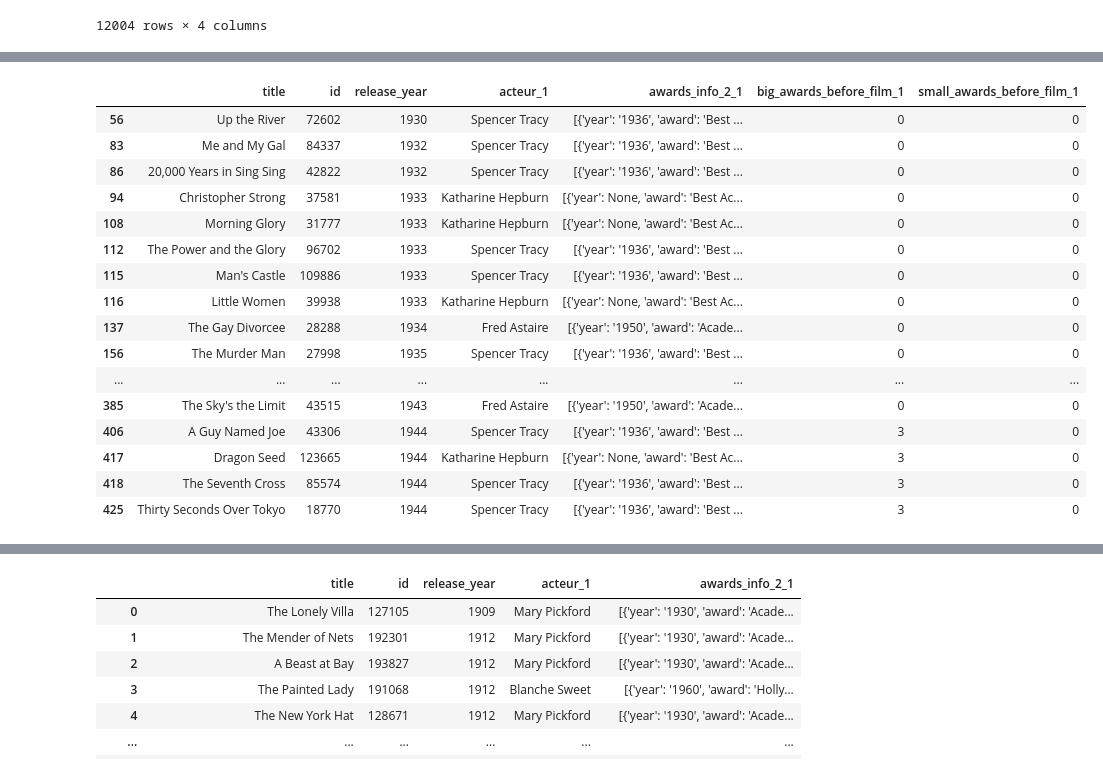
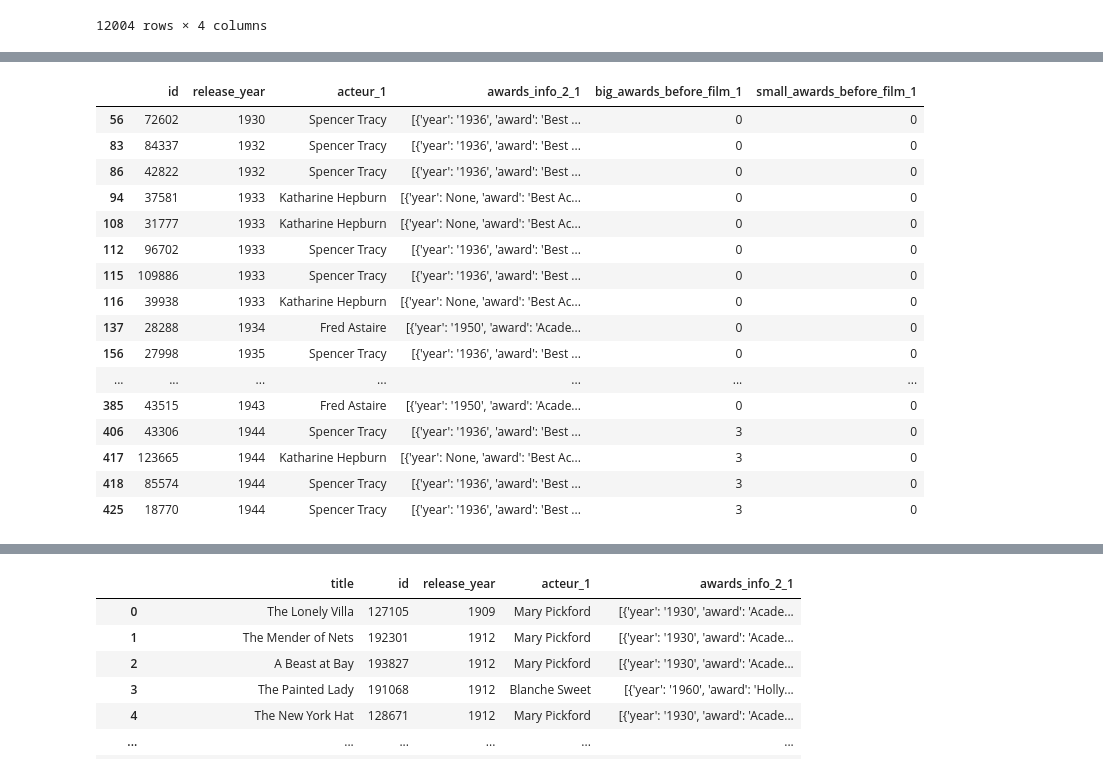
Before and after one commit to mlepennec-ensae/formation_cepe, a Jupyter notebook: Projet/donnees_projet.ipynb, the cells around one changed output, grey strips where cells are left out. Cells and saved outputs as stored; diff of their text form; code cells hidden in the pictures.

Commit message:
retraitement acteurs 6

```diff
--- a/Projet/donnees_projet.ipynb
+++ b/Projet/donnees_projet.ipynb
@@ -861,13 +861,13 @@ df_selected_1
 | 12003 | 341689 | 2017 | Elle Fanning | [Page des awards, {'year': '2015'... |
 12004 rows × 4 columns
 # %%
-df_selected_1_big_actors = df_selected_1_big_actors[df_selected_1_big_actors['awards_info_2_1'].apply(lambda x: len(x) > 0 and x[0]== 'Page des awards')]
-df_selected_2_big_actors = df_selected_2_big_actors[df_selected_2_big_actors['awards_info_2_2'].apply(lambda x: len(x) > 0 and x[0]== 'Page des awards')]
-df_selected_3_big_actors = df_selected_3_big_actors[df_selected_3_big_actors['awards_info_2_3'].apply(lambda x: len(x) > 0 and x[0]== 'Page des awards')]
-df_selected_4_big_actors = df_selected_4_big_actors[df_selected_4_big_actors['awards_info_2_4'].apply(lambda x: len(x) > 0 and x[0]== 'Page des awards')]
-df_selected_5_big_actors = df_selected_5_big_actors[df_selected_5_big_actors['awards_info_2_5'].apply(lambda x: len(x) > 0 and x[0]== 'Page des awards')]
-df_selected_6_big_actors = df_selected_6_big_actors[df_selected_6_big_actors['awards_info_2_6'].apply(lambda x: len(x) > 0 and x[0]== 'Page des awards')]
-df_selected_7_big_actors = df_selected_7_big_actors[df_selected_7_big_actors['awards_info_2_7'].apply(lambda x: len(x) > 0 and x[0]== 'Page des awards')]
-df_selected_8_big_actors = df_selected_8_big_actors[df_selected_8_big_actors['awards_info_2_8'].apply(lambda x: len(x) > 0 and x[0]== 'Page des awards')]
-df_selected_9_big_actors = df_selected_9_big_actors[df_selected_9_big_actors['awards_info_2_9'].apply(lambda x: len(x) > 0 and x[0]== 'Page des awards')]
-df_selected_10_big_actors = df_selected_10_big_actors[df_selected_10_big_actors['awards_info_2_10'].apply(lambda x: len(x) > 0 and x[0]== 'Page des awards')]
+df_selected_1_big_actors = df_selected_1[df_selected_1['awards_info_2_1'].apply(lambda x: len(x) > 0 and x[0]== 'Page des awards')]
+df_selected_2_big_actors = df_selected_2[df_selected_2['awards_info_2_2'].apply(lambda x: len(x) > 0 and x[0]== 'Page des awards')]
+df_selected_3_big_actors = df_selected_3[df_selected_3['awards_info_2_3'].apply(lambda x: len(x) > 0 and x[0]== 'Page des awards')]
+df_selected_4_big_actors = df_selected_4[df_selected_4['awards_info_2_4'].apply(lambda x: len(x) > 0 and x[0]== 'Page des awards')]
+df_selected_5_big_actors = df_selected_5[df_selected_5['awards_info_2_5'].apply(lambda x: len(x) > 0 and x[0]== 'Page des awards')]
+df_selected_6_big_actors = df_selected_6[df_selected_6['awards_info_2_6'].apply(lambda x: len(x) > 0 and x[0]== 'Page des awards')]
+df_selected_7_big_actors = df_selected_7[df_selected_7['awards_info_2_7'].apply(lambda x: len(x) > 0 and x[0]== 'Page des awards')]
+df_selected_8_big_actors = df_selected_8[df_selected_8['awards_info_2_8'].apply(lambda x: len(x) > 0 and x[0]== 'Page des awards')]
+df_selected_9_big_actors = df_selected_9[df_selected_9['awards_info_2_9'].apply(lambda x: len(x) > 0 and x[0]== 'Page des awards')]
+df_selected_10_big_actors = df_selected_10[df_selected_10['awards_info_2_10'].apply(lambda x: len(x) > 0 and x[0]== 'Page des awards')]
@@ -909,0 +874,11 @@ See the caveats in the documentation: https://pandas.pydata.org/pandas-docs/stab
+# %%
+df_selected_1_big_actors['awards_info_2_1'] = df_selected_1_big_actors['awards_info_2_1'].apply(lambda x: x[1:] if len(x) > 1 else [])
+df_selected_2_big_actors['awards_info_2_2'] = df_selected_2_big_actors['awards_info_2_2'].apply(lambda x: x[1:] if len(x) > 1 else [])
+df_selected_3_big_actors['awards_info_2_3'] = df_selected_3_big_actors['awards_info_2_3'].apply(lambda x: x[1:] if len(x) > 1 else [])
+df_selected_4_big_actors['awards_info_2_4'] = df_selected_4_big_actors['awards_info_2_4'].apply(lambda x: x[1:] if len(x) > 1 else [])
+df_selected_5_big_actors['awards_info_2_5'] = df_selected_5_big_actors['awards_info_2_5'].apply(lambda x: x[1:] if len(x) > 1 else [])
+df_selected_6_big_actors['awards_info_2_6'] = df_selected_6_big_actors['awards_info_2_6'].apply(lambda x: x[1:] if len(x) > 1 else [])
+df_selected_7_big_actors['awards_info_2_7'] = df_selected_7_big_actors['awards_info_2_7'].apply(lambda x: x[1:] if len(x) > 1 else [])
+df_selected_8_big_actors['awards_info_2_8'] = df_selected_8_big_actors['awards_info_2_8'].apply(lambda x: x[1:] if len(x) > 1 else [])
+df_selected_9_big_actors['awards_info_2_9'] = df_selected_9_big_actors['awards_info_2_9'].apply(lambda x: x[1:] if len(x) > 1 else [])
+df_selected_10_big_actors['awards_info_2_10'] = df_selected_10_big_actors['awards_info_2_10'].apply(lambda x: x[1:] if len(x) > 1 else [])
@@ -944,0 +914,12 @@ data_movies_final_1_big_actors
+# %%
+df_selected_1_big_actors['awards_info_2_1'] = df_selected_1_big_actors['awards_info_2_1'].apply(fix_awards_years)
+df_selected_1_big_actors['awards_info_2_1'] = df_selected_1_big_actors['awards_info_2_1'].apply(fix_awards_years)
+df_selected_2_big_actors['awards_info_2_2'] = df_selected_2_big_actors['awards_info_2_2'].apply(fix_awards_years)
+df_selected_3_big_actors['awards_info_2_3'] = df_selected_3_big_actors['awards_info_2_3'].apply(fix_awards_years)
+df_selected_4_big_actors['awards_info_2_4'] = df_selected_4_big_actors['awards_info_2_4'].apply(fix_awards_years)
+df_selected_5_big_actors['awards_info_2_5'] = df_selected_5_big_actors['awards_info_2_5'].apply(fix_awards_years)
+df_selected_6_big_actors['awards_info_2_6'] = df_selected_6_big_actors['awards_info_2_6'].apply(fix_awards_years)
+df_selected_7_big_actors['awards_info_2_7'] = df_selected_7_big_actors['awards_info_2_7'].apply(fix_awards_years)
+df_selected_8_big_actors['awards_info_2_8'] = df_selected_8_big_actors['awards_info_2_8'].apply(fix_awards_years)
+df_selected_9_big_actors['awards_info_2_9'] = df_selected_9_big_actors['awards_info_2_9'].apply(fix_awards_years)
+df_selected_10_big_actors['awards_info_2_10'] = df_selected_10_big_actors['awards_info_2_10'].apply(fix_awards_years)
@@ -973,20 +1049,20 @@ See the caveats in the documentation: https://pandas.pydata.org/pandas-docs/stab
 # %%
-data_movies_final_1_big_actors.head(50)
+df_selected_1_big_actors.head(50)
 # %% [output]
-|  | title | id | release_year | acteur_1 | awards_info_2_1 | big_awards_before_film_1 | small_awards_before_film_1 |
-| 56 | Up the River | 72602 | 1930 | Spencer Tracy | [{'year': '1936', 'award': 'Best ... | 0 | 0 |
-| 83 | Me and My Gal | 84337 | 1932 | Spencer Tracy | [{'year': '1936', 'award': 'Best ... | 0 | 0 |
-| 86 | 20,000 Years in Sing Sing | 42822 | 1932 | Spencer Tracy | [{'year': '1936', 'award': 'Best ... | 0 | 0 |
-| 94 | Christopher Strong | 37581 | 1933 | Katharine Hepburn | [{'year': None, 'award': 'Best Ac... | 0 | 0 |
-| 108 | Morning Glory | 31777 | 1933 | Katharine Hepburn | [{'year': None, 'award': 'Best Ac... | 0 | 0 |
-| 112 | The Power and the Glory | 96702 | 1933 | Spencer Tracy | [{'year': '1936', 'award': 'Best ... | 0 | 0 |
-| 115 | Man's Castle | 109886 | 1933 | Spencer Tracy | [{'year': '1936', 'award': 'Best ... | 0 | 0 |
-| 116 | Little Women | 39938 | 1933 | Katharine Hepburn | [{'year': None, 'award': 'Best Ac... | 0 | 0 |
-| 137 | The Gay Divorcee | 28288 | 1934 | Fred Astaire | [{'year': '1950', 'award': 'Acade... | 0 | 0 |
-| 156 | The Murder Man | 27998 | 1935 | Spencer Tracy | [{'year': '1936', 'award': 'Best ... | 0 | 0 |
-| ... | ... | ... | ... | ... | ... | ... | ... |
-| 385 | The Sky's the Limit | 43515 | 1943 | Fred Astaire | [{'year': '1950', 'award': 'Acade... | 0 | 0 |
-| 406 | A Guy Named Joe | 43306 | 1944 | Spencer Tracy | [{'year': '1936', 'award': 'Best ... | 3 | 0 |
-| 417 | Dragon Seed | 123665 | 1944 | Katharine Hepburn | [{'year': None, 'award': 'Best Ac... | 3 | 0 |
-| 418 | The Seventh Cross | 85574 | 1944 | Spencer Tracy | [{'year': '1936', 'award': 'Best ... | 3 | 0 |
-| 425 | Thirty Seconds Over Tokyo | 18770 | 1944 | Spencer Tracy | [{'year': '1936', 'award': 'Best ... | 3 | 0 |
+|  | id | release_year | acteur_1 | awards_info_2_1 | big_awards_before_film_1 | small_awards_before_film_1 |
+| 56 | 72602 | 1930 | Spencer Tracy | [{'year': '1936', 'award': 'Best ... | 0 | 0 |
+| 83 | 84337 | 1932 | Spencer Tracy | [{'year': '1936', 'award': 'Best ... | 0 | 0 |
+| 86 | 42822 | 1932 | Spencer Tracy | [{'year': '1936', 'award': 'Best ... | 0 | 0 |
+| 94 | 37581 | 1933 | Katharine Hepburn | [{'year': None, 'award': 'Best Ac... | 0 | 0 |
+| 108 | 31777 | 1933 | Katharine Hepburn | [{'year': None, 'award': 'Best Ac... | 0 | 0 |
+| 112 | 96702 | 1933 | Spencer Tracy | [{'year': '1936', 'award': 'Best ... | 0 | 0 |
+| 115 | 109886 | 1933 | Spencer Tracy | [{'year': '1936', 'award': 'Best ... | 0 | 0 |
+| 116 | 39938 | 1933 | Katharine Hepburn | [{'year': None, 'award': 'Best Ac... | 0 | 0 |
+| 137 | 28288 | 1934 | Fred Astaire | [{'year': '1950', 'award': 'Acade... | 0 | 0 |
+| 156 | 27998 | 1935 | Spencer Tracy | [{'year': '1936', 'award': 'Best ... | 0 | 0 |
+| ... | ... | ... | ... | ... | ... | ... |
+| 385 | 43515 | 1943 | Fred Astaire | [{'year': '1950', 'award': 'Acade... | 0 | 0 |
+| 406 | 43306 | 1944 | Spencer Tracy | [{'year': '1936', 'award': 'Best ... | 3 | 0 |
+| 417 | 123665 | 1944 | Katharine Hepburn | [{'year': None, 'award': 'Best Ac... | 3 | 0 |
+| 418 | 85574 | 1944 | Spencer Tracy | [{'year': '1936', 'award': 'Best ... | 3 | 0 |
+| 425 | 18770 | 1944 | Spencer Tracy | [{'year': '1936', 'award': 'Best ... | 3 | 0 |
```
Also changed, not shown: parts of 17 cells of this notebook.
